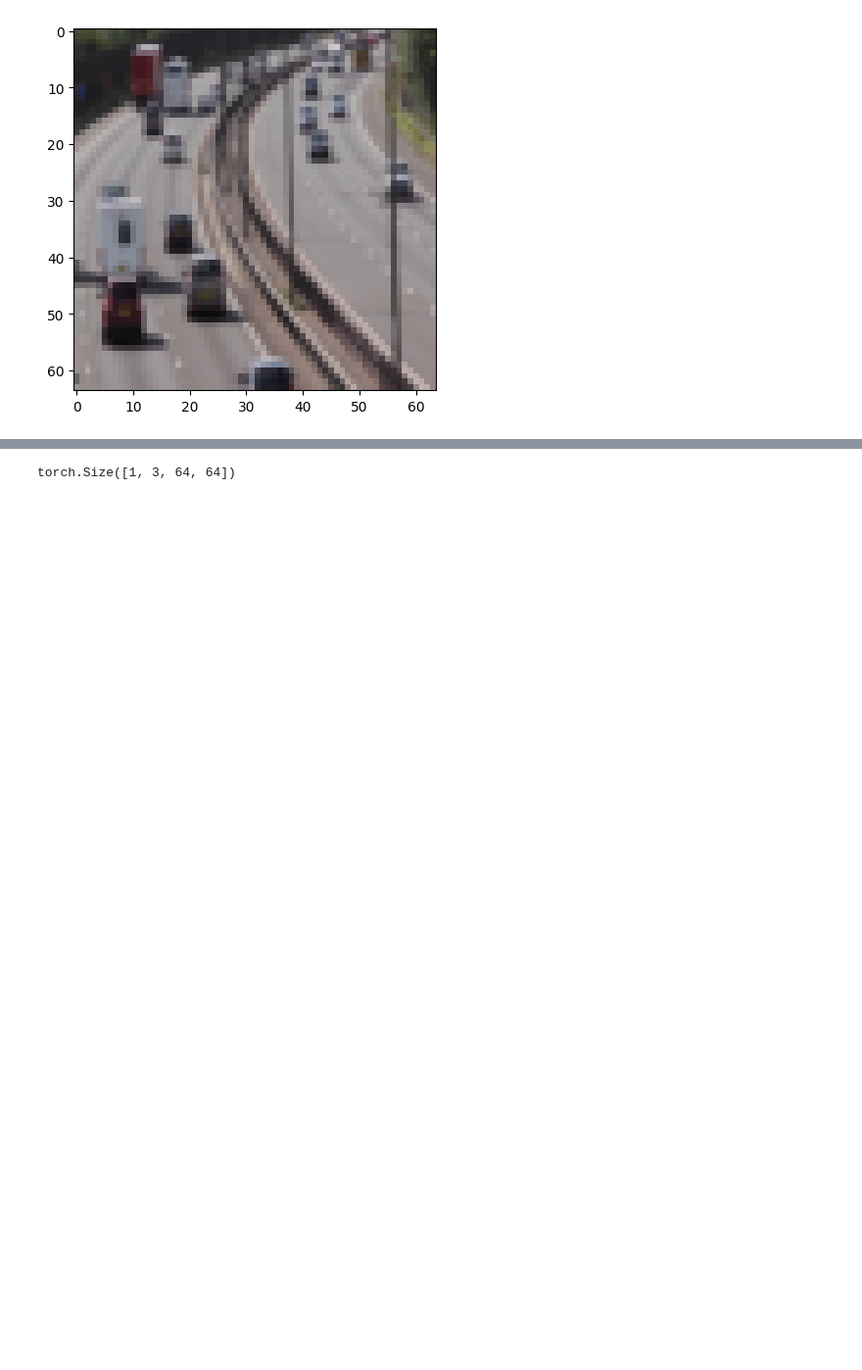
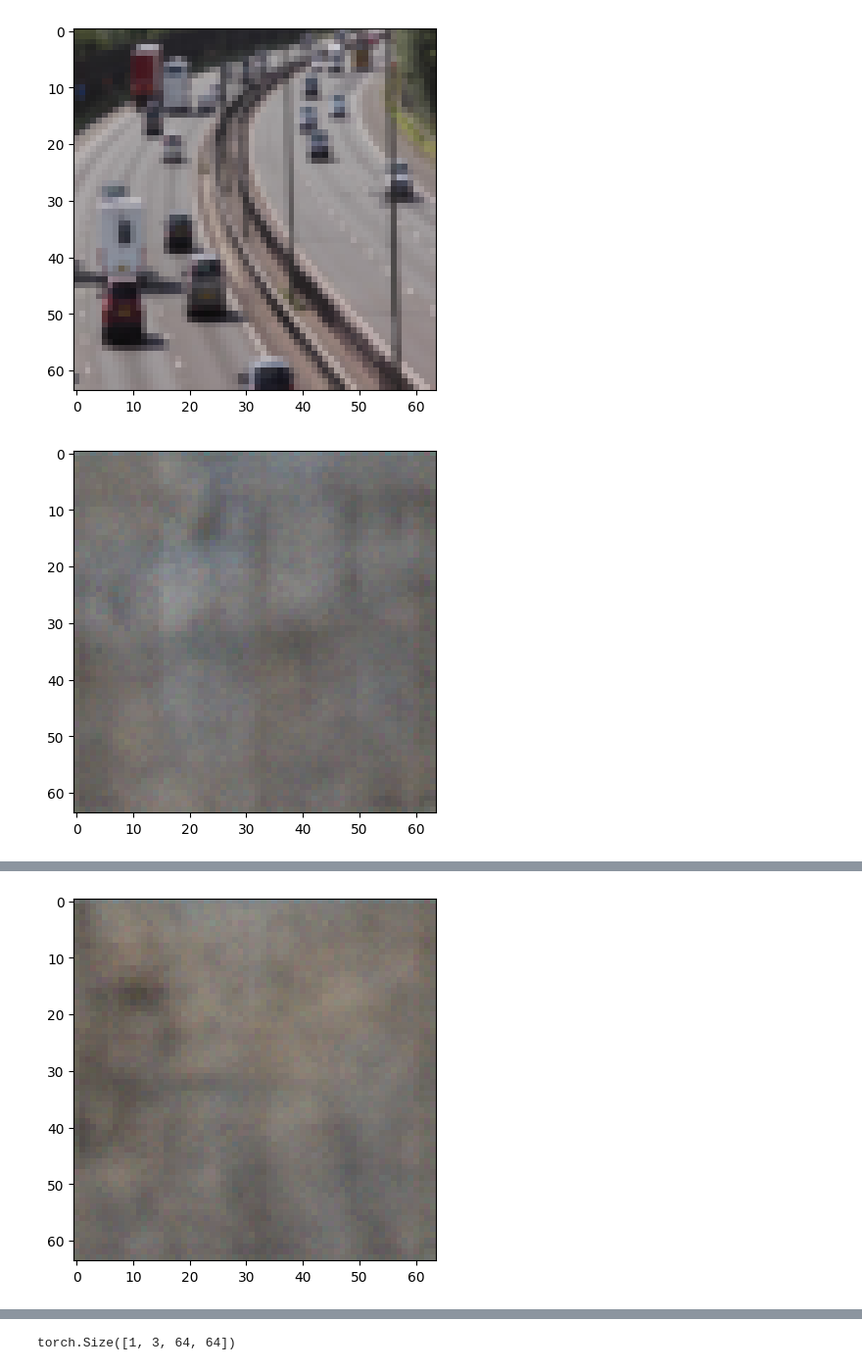
Before and after one commit to Duckierstone42/Vehicular-Object-Detection---ML4641P, a Jupyter notebook: vae/vae_implementation.ipynb, the cells around one changed output, grey strips where cells are left out. Shown at 98% size. Drawn from its saved outputs; the diff is of its cells as text; code cells hidden in the pictures; blank space fills up the shorter version.

```diff
--- a/vae/vae_implementation.ipynb
+++ b/vae/vae_implementation.ipynb
@@ -108,31 +108,34 @@ for epoch in range(num_epochs):
         recons, input, mu, log_var = model(images)
         loss_dict = model.loss_function(recons, input, mu, log_var,kld_weight)
 
         optimizer.zero_grad()
 
         loss_dict["loss"].backward()
 
         optimizer.step()
     avg_test_loss_dict =  {'loss': 0, 'Reconstruction_Loss':0, 'KLD':0}
     count = 0
     model.eval()
     with torch.inference_mode():
         for images, _ in valid_dataloader:
             images = images.to(device)
             recons, input, mu, log_var = model(images)
 
             loss_dict = model.loss_function(recons, input, mu, log_var,kld_weight)
 
             avg_test_loss_dict["loss"] += loss_dict["loss"]
             avg_test_loss_dict["Reconstruction_Loss"] += loss_dict["Reconstruction_Loss"]
             avg_test_loss_dict["KLD"] += loss_dict["KLD"]
 
             count += 1
         avg_test_loss_dict["loss"] /= count
         avg_test_loss_dict["Reconstruction_Loss"]  /= count
         avg_test_loss_dict["KLD"]  /= count
         reconstructed_image = torch.squeeze(model.sample(1,current_device=device)).to("cpu").detach()
         display_sample(torch.squeeze(reconstructed_image))
-    print(f" Epoch: {epoch+1}: {avg_test_loss_dict}")
+    if epoch % 3 == 0:
+        print(f" Epoch: {epoch+1}: {avg_test_loss_dict}")
 
 print("Training Complete")
+# %% [output]
+[figure, added]
@@ -138,0 +143 @@ print("Training Complete")
+[figure, added]
```
Also changed, not shown: parts of 1 cell of this notebook.
